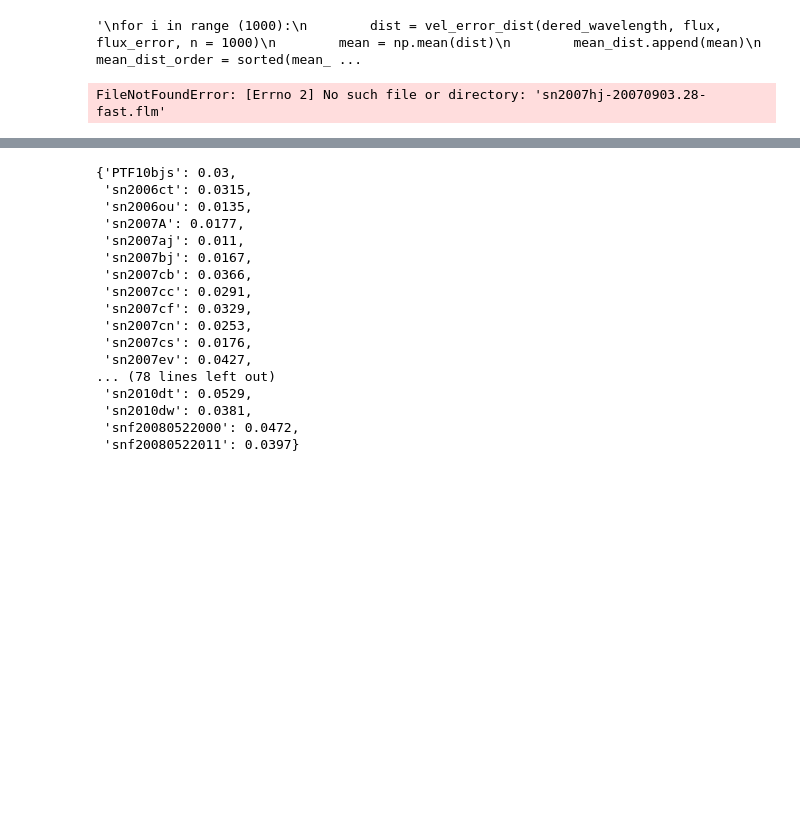
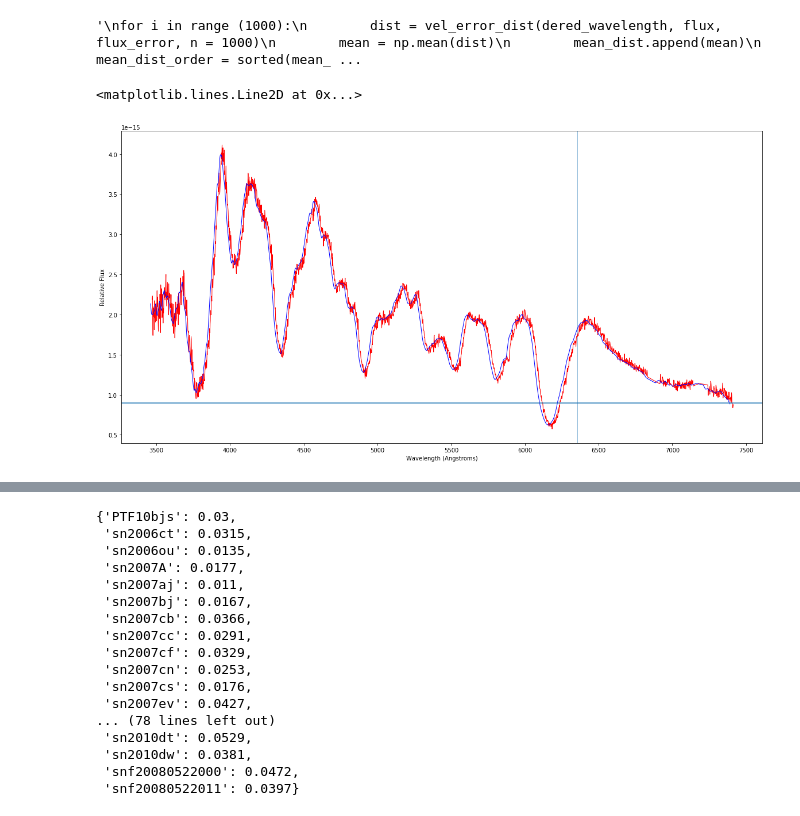
Before and after one commit to msiebert1/CfA4, a Jupyter notebook: CfA4_Spectroscopy.ipynb, the cells around one changed output, grey strips where cells are left out. Drawn from its saved outputs; the diff is of its cells as text; code cells hidden in the pictures; blank space fills up the shorter version.

```diff
--- a/CfA4_Spectroscopy.ipynb
+++ b/CfA4_Spectroscopy.ipynb
@@ -148,16 +198,19 @@ def plotspectra(wavelength, flux, dered_wave, sm_flux):
 # %%
 #TEST YOUR CODE ON ONE OBJECT (plot original spectrum, deredshifted spectrum, and the smoothed deredshifted spectrum, print velocity)
 #YOUR CODE GOES HERE
 my_Supernova = ("sn2007hj-20070903.28-fast.flm")
 
 wavelength, flux, flux_error = np.loadtxt(my_Supernova, unpack = True)
 z = 0.003
 dered_wave = deredshift(wavelength, z)
 sm_flux = gsmooth(dered_wave, flux, flux_error)
 
 plotspectra(wavelength, flux, dered_wave, sm_flux)
+
+plt.axhline(y = 9e-16)
 # %% [output]
-FileNotFoundError: [Errno 2] No such file or directory: 'sn2007hj-20070903.28-fast.flm'
+<matplotlib.lines.Line2D at 0x...>
+[figure, added]
 # %%
 #YOUR CODE GOES HERE
 z_dict = make_z_dict("CfA4_info.txt")
```
Also changed, not shown: parts of 6 cells of this notebook.
